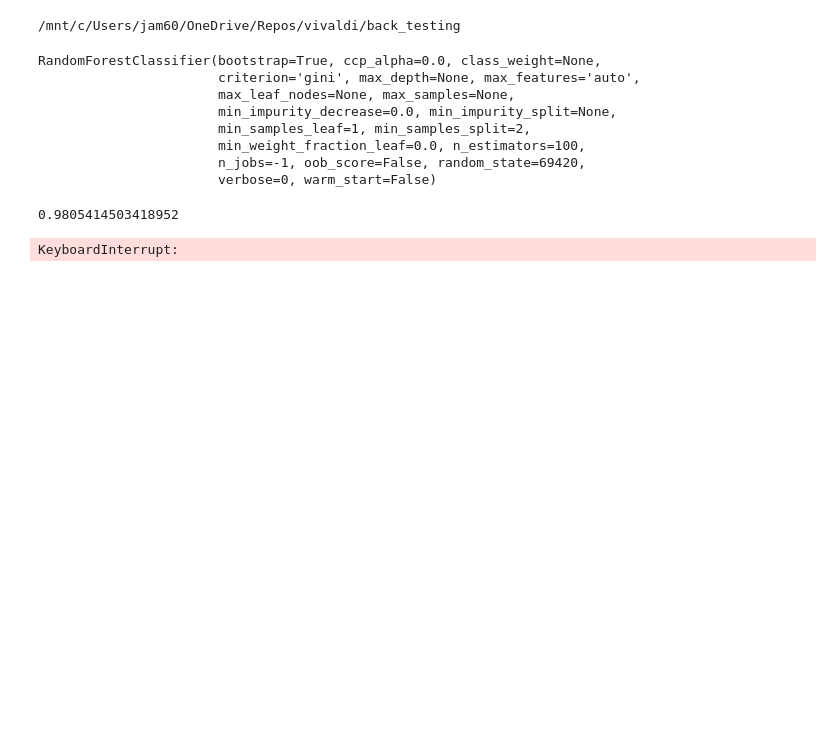
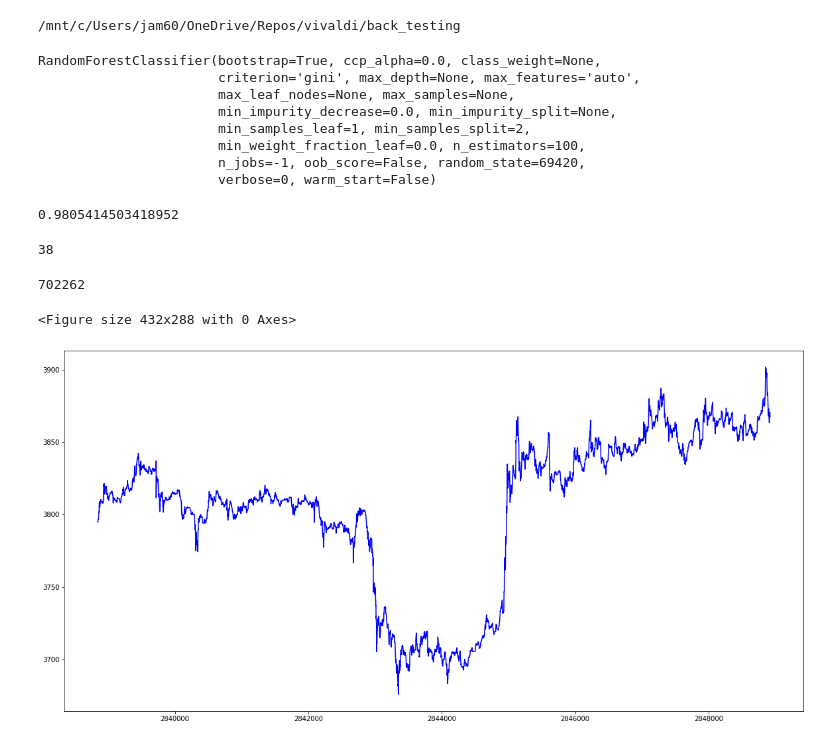
Before and after one commit to lowrollr/moonshot, a Jupyter notebook: back_testing/v2/research/notebooks/optimal_trading/classification_optimal_trading.ipynb, the cells around one changed output. Cells and saved outputs as stored; diff of their text form; code cells hidden in the pictures; blank space fills up the shorter version.

```diff
--- a/back_testing/v2/research/notebooks/optimal_trading/classification_optimal_trading.ipynb
+++ b/back_testing/v2/research/notebooks/optimal_trading/classification_optimal_trading.ipynb
@@ -82,20 +82,31 @@ def insert_sells(close, prediction):
         return close
     else:
         return None
-# %%
-classify_X_test[:,0]
-raw_x_test_df['predict'] = raw_x_test_df.apply(lambda x: clf.predict(x.reshape(1, -1)), axis=1)
-# %% [output]
-KeyboardInterrupt:
+# %%
+
+raw_x_test_df['predict'] = clf.predict(raw_x_test_df.values)
+# %%
+len(raw_x_test_df[raw_x_test_df['predict'] != 0.0])
+# %% [output]
+38
+# %%
+len(raw_x_test_df)
+# %% [output]
+702262
 # %%
 raw_x_test_df['buy'] = raw_x_test_df.apply(lambda x: insert_buys(x.close, x.predict), axis=1)
 raw_x_test_df['sell'] = raw_x_test_df.apply(lambda x: insert_sells(x.close, x.predict), axis=1)
+# %%
+raw_x_test_df = raw_x_test_df.head(10080)
 # %%
 import matplotlib.pyplot as plt
 plt.clf()
 plt.figure(figsize=(20,10))
-plt.scatter(x=dataset.index, y=dataset['buy'], color='green')
-plt.scatter(x=dataset.index, y=dataset['sell'], color='red')
+plt.scatter(x=raw_x_test_df.index, y=raw_x_test_df['buy'], color='green')
+plt.scatter(x=raw_x_test_df.index, y=raw_x_test_df['sell'], color='red')
 
-plt.plot(raw_x_test_df.index, classify_X_test[:,0], color='blue')
+plt.plot(raw_x_test_df.index, classify_X_test[:,0][:10080], color='blue')
 plt.show()
+# %% [output]
+<Figure size 432x288 with 0 Axes>
+[figure, added]
```
